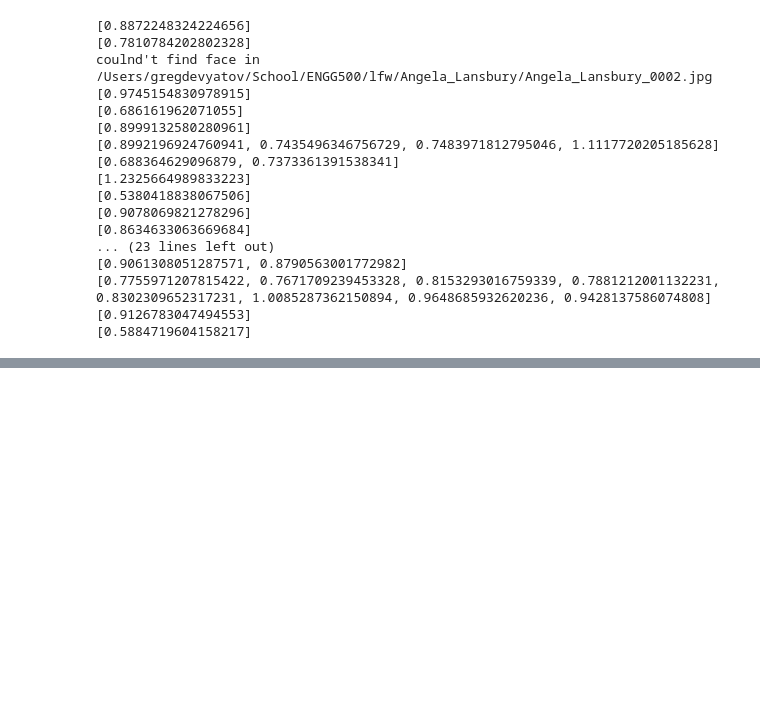
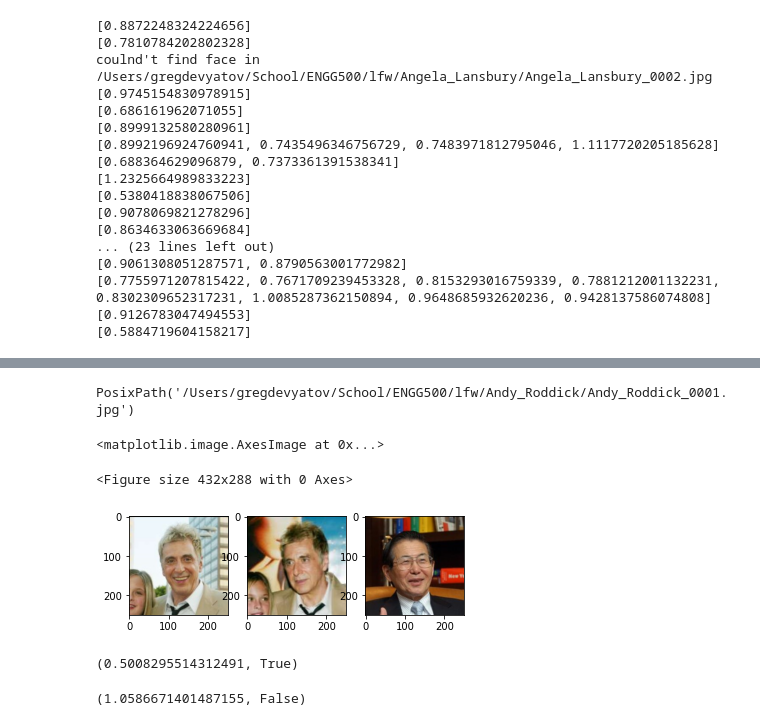
Before and after one commit to gdevy/identity-enel500, a Jupyter notebook: prototype/template_algorithm/analysis.ipynb, the cells around one changed output, grey strips where cells are left out. Drawn from its saved outputs; the diff is of its cells as text; code cells hidden in the pictures; blank space fills up the shorter version.

```diff
--- a/prototype/template_algorithm/analysis.ipynb
+++ b/prototype/template_algorithm/analysis.ipynb
@@ -69,0 +144,29 @@ coulnd't find face in /Users/gregdevyatov/School/ENGG500/lfw/Angela_Lansbury/Ang
+# %%
+test_image_p
+# %% [output]
+PosixPath('/Users/gregdevyatov/School/ENGG500/lfw/Andy_Roddick/Andy_Roddick_0001.jpg')
+# %%
+probe = Path('/Users/gregdevyatov/School/ENGG500/lfw/Al_Pacino/Al_Pacino_0003.jpg')
+person = Path('/Users/gregdevyatov/School/ENGG500/lfw/Al_Pacino/Al_Pacino_0002.jpg')
+other_person = Path('/Users/gregdevyatov/School/ENGG500/lfw/Alberto_Fujimori/Alberto_Fujimori_0001.jpg')
+# %%
+plt.figure()
+
+#subplot(r,c) provide the no. of rows and columns
+f, axarr = plt.subplots(1,3)
+
+axarr[0].imshow(cv2.cvtColor(cv2.imread(str(probe)), cv2.COLOR_BGR2RGB))
+axarr[1].imshow(cv2.cvtColor(cv2.imread(str(person)), cv2.COLOR_BGR2RGB))
+axarr[2].imshow(cv2.cvtColor(cv2.imread(str(other_person)), cv2.COLOR_BGR2RGB))
+# %% [output]
+<matplotlib.image.AxesImage at 0x...>
+<Figure size 432x288 with 0 Axes>
+[figure, added]
+# %%
+compare(person, probe)
+# %% [output]
+(0.5008295514312491, True)
+# %%
+compare(person, other_person)
+# %% [output]
+(1.0586671401487155, False)
```
Also changed, not shown: parts of 8 cells of this notebook, 4 other files.
